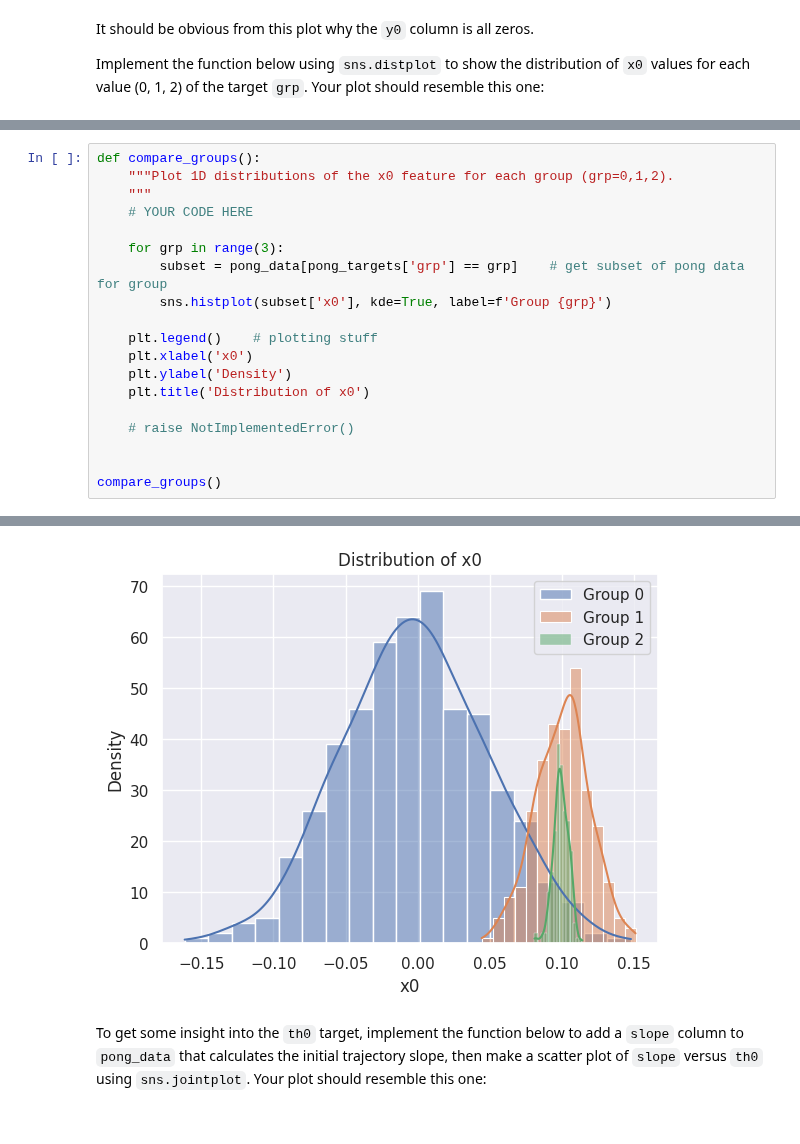
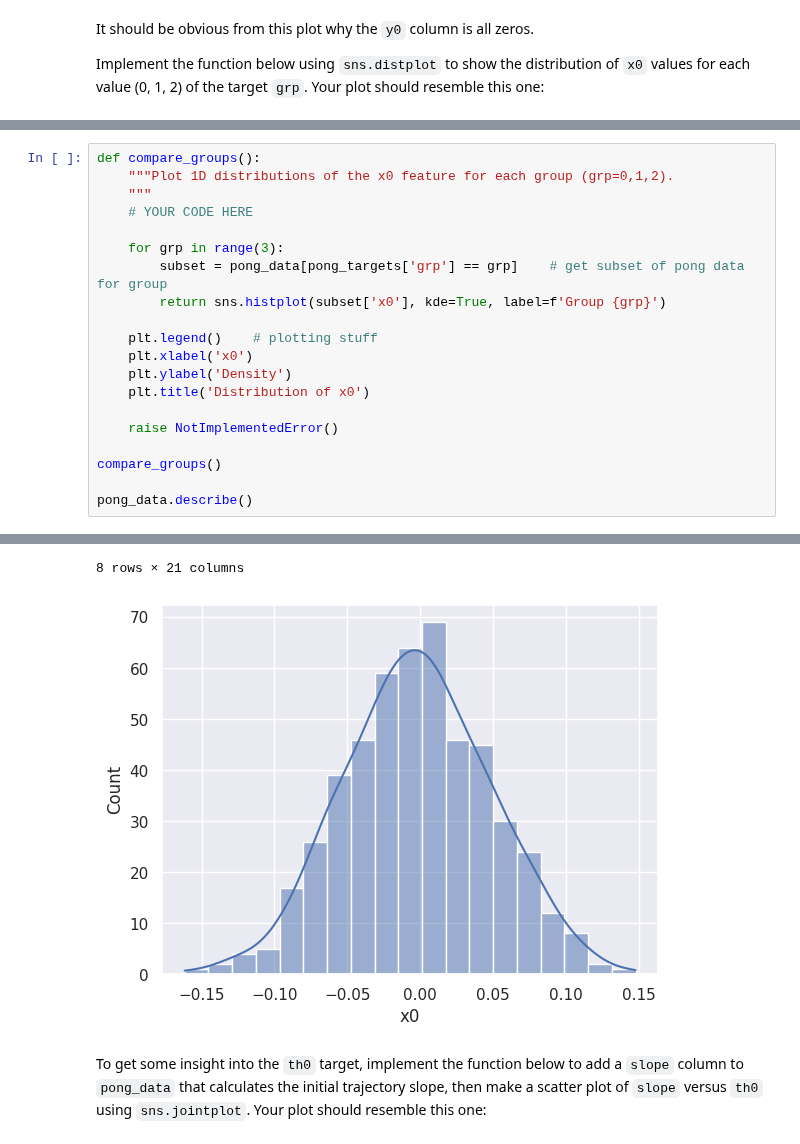
Before and after one commit to hcc7402/Phys503-Work-Campos, a Jupyter notebook: _sources/homework/Homework_02.ipynb, the cells around one changed output, grey strips where cells are left out. Cells and saved outputs as stored; diff of their text form.

```diff
--- a/_sources/homework/Homework_02.ipynb
+++ b/_sources/homework/Homework_02.ipynb
@@ -117,15 +115,16 @@ def compare_groups():
 
     for grp in range(3):
         subset = pong_data[pong_targets['grp'] == grp]    # get subset of pong data for group
-        sns.histplot(subset['x0'], kde=True, label=f'Group {grp}')
+        return sns.histplot(subset['x0'], kde=True, label=f'Group {grp}')
 
     plt.legend()    # plotting stuff
     plt.xlabel('x0')
     plt.ylabel('Density')
     plt.title('Distribution of x0')
 
-    # raise NotImplementedError()
-
+    raise NotImplementedError()
 
 compare_groups()
+
+pong_data.describe()
 # %% [output]
@@ -132,4 +140,5 @@ compare_groups()
+8 rows × 21 columns
-[figure, old version]
+[figure, new version]
 # %% [markdown]
 To get some insight into the `th0` target, implement the function below to add a `slope` column to `pong_data` that calculates the initial trajectory slope, then make a scatter plot of `slope` versus `th0` using `sns.jointplot`.  Your plot should resemble this one:
 # %% [markdown]
```
Also changed, not shown: parts of 4 cells of this notebook.
